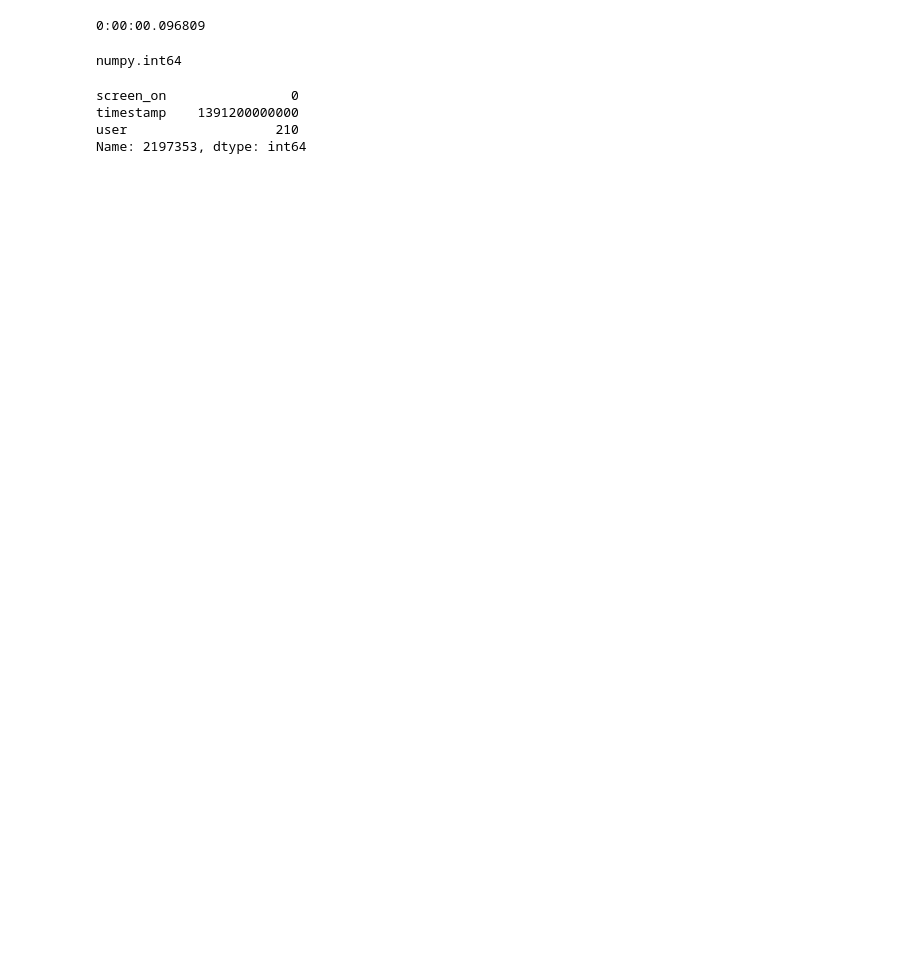
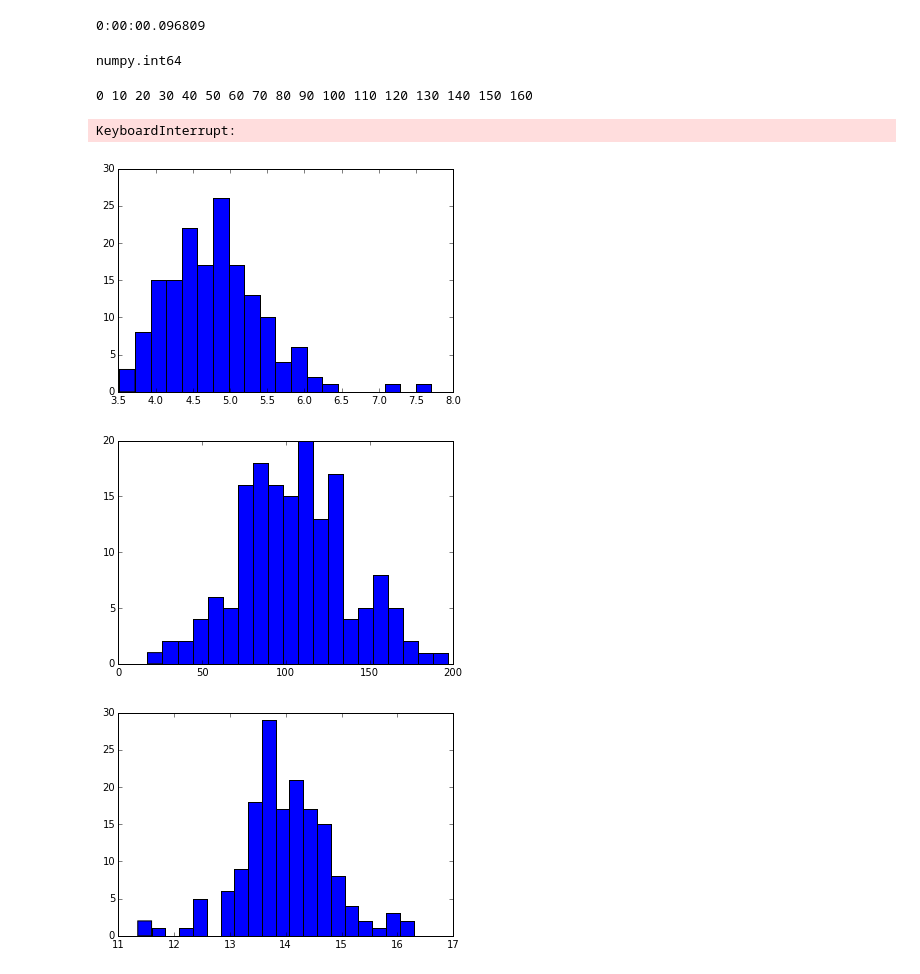
Before and after one commit to ulfaslak/MScProject-build-dataset, a Jupyter notebook: playspace/screen_extractor_workbook.ipynb, the cells around one changed output. Saved outputs shown, nothing was run; the diff lists cells and outputs as text; code cells hidden in the pictures; blank space fills up the shorter version.

```diff
--- a/playspace/screen_extractor_workbook.ipynb
+++ b/playspace/screen_extractor_workbook.ipynb
@@ -72,4 +84,4 @@ from extractors.screen_extractor import Screen_extractor
 # %%
 tc0 = {'hours': range(24), 'days': range(7), 'spans': [("06/01/14","24/01/14"), ("03/02/14","16/05/14"), ("01/09/14","05/12/14"), ("02/06/14","20/06/14")]} #in school
-screen = Screen_extractor(tc0, suppress=[], auxlabel="tc0_", load_old_datasources=True)
+sms = Bluetooth_extractor(tc0, suppress=[0], auxlabel="tc0_", load_old_datasources=True)
 # %% [output]
@@ -224,10 +143,40 @@ print dt.now() - start
 type(df.iterrows().next()[1]['screen_on'])
 # %% [output]
 numpy.int64
-# %%
-a
-# %% [output]
-screen_on                0
-timestamp    1391200000000
-user                   210
-Name: 2197353, dtype: int64
+# %%
+
+dataset_X = {}
+
+for user in users:
+
+    if user%10 == 0:
+        print user,
+
+    datapoint_x = {}
+
+    # Ordered by execution speed
+    try:
+        datapoint_x.update(screen.main(user))
+    except Exception as e:
+        print "<"+str(e)+">",
+        continue
+
+    dataset_X[user] = datapoint_x
+# %% [output]
+0 10 20 30 40 50 60 70 80 90 100 110 120 130 140 150 160
+KeyboardInterrupt:
+# %%
+tc0_screen_session_duration = [v['tc0_screen_session_duration'] for _,v in dataset_X.items()]
+tc0_screen_session_frequency = [v['tc0_screen_session_frequency'] for _,v in dataset_X.items()]
+tc0_screen_summed_usage = [v['tc0_screen_summed_usage'] for _,v in dataset_X.items()]
+# %%
+plt.hist(np.log(tc0_screen_session_duration),bins=20)
+plt.show()
+plt.hist(np.sqrt(np.array(tc0_screen_session_frequency)),bins=20)
+plt.show()
+plt.hist(np.log(tc0_screen_summed_usage),bins=20)
+plt.show()
+# %% [output]
+[figure, added]
+[figure, added]
+[figure, added]
```
Also changed, not shown: parts of 17 cells of this notebook, 28 other files.
